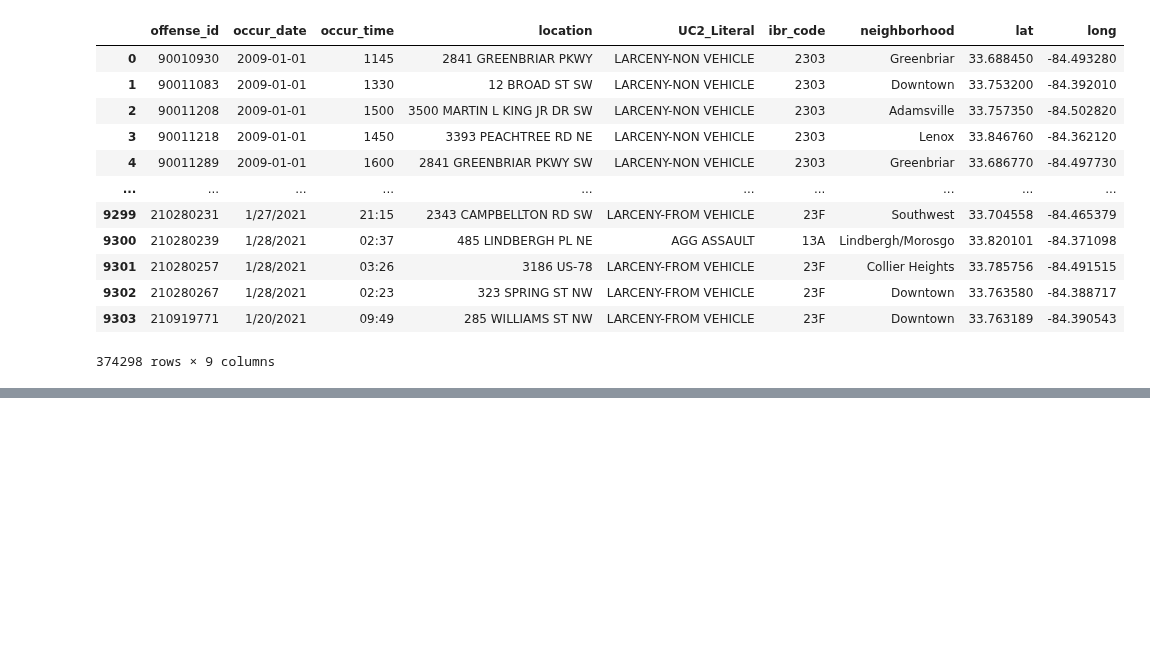
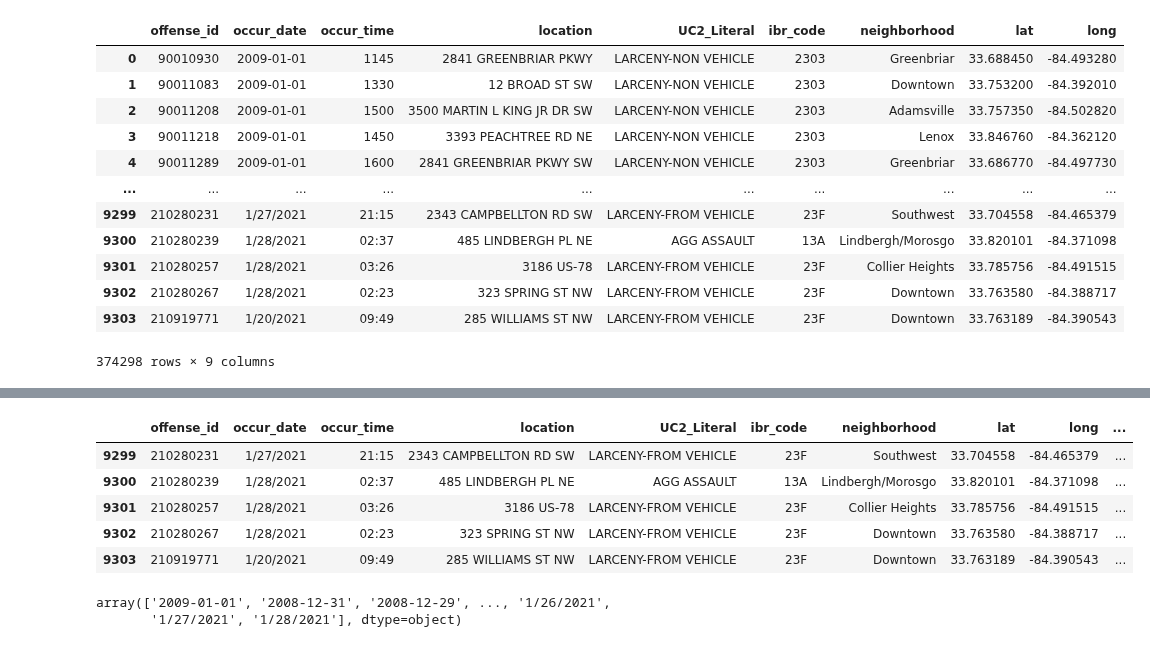
Before and after one commit to cayelsie/Crime-trends-in-Atlanta, a Jupyter notebook: Untitled.ipynb, the cells around one changed output, grey strips where cells are left out. Cells and saved outputs as stored; diff of their text form; code cells hidden in the pictures; blank space fills up the shorter version.

```diff
--- a/Untitled.ipynb
+++ b/Untitled.ipynb
@@ -143,0 +246,14 @@ crime_09_21
+# %%
+crime_09_21.tail()
+# %% [output]
+|  | offense_id | occur_date | occur_time | location | UC2_Literal | ibr_code | neighborhood | lat | long | ... |
+| 9299 | 210280231 | 1/27/2021 | 21:15 | 2343 CAMPBELLTON RD SW | LARCENY-FROM VEHICLE | 23F | Southwest | 33.704558 | -84.465379 | ... |
+| 9300 | 210280239 | 1/28/2021 | 02:37 | 485 LINDBERGH PL NE | AGG ASSAULT | 13A | Lindbergh/Morosgo | 33.820101 | -84.371098 | ... |
+| 9301 | 210280257 | 1/28/2021 | 03:26 | 3186 US-78 | LARCENY-FROM VEHICLE | 23F | Collier Heights | 33.785756 | -84.491515 | ... |
+| 9302 | 210280267 | 1/28/2021 | 02:23 | 323 SPRING ST NW | LARCENY-FROM VEHICLE | 23F | Downtown | 33.763580 | -84.388717 | ... |
+| 9303 | 210919771 | 1/20/2021 | 09:49 | 285 WILLIAMS ST NW | LARCENY-FROM VEHICLE | 23F | Downtown | 33.763189 | -84.390543 | ... |
+# %%
+crime_09_21['occur_date'].unique()
+# %% [output]
+array(['2009-01-01', '2008-12-31', '2008-12-29', ..., '1/26/2021',
+       '1/27/2021', '1/28/2021'], dtype=object)
```
Also changed, not shown: parts of 16 cells of this notebook, 3 other files.
